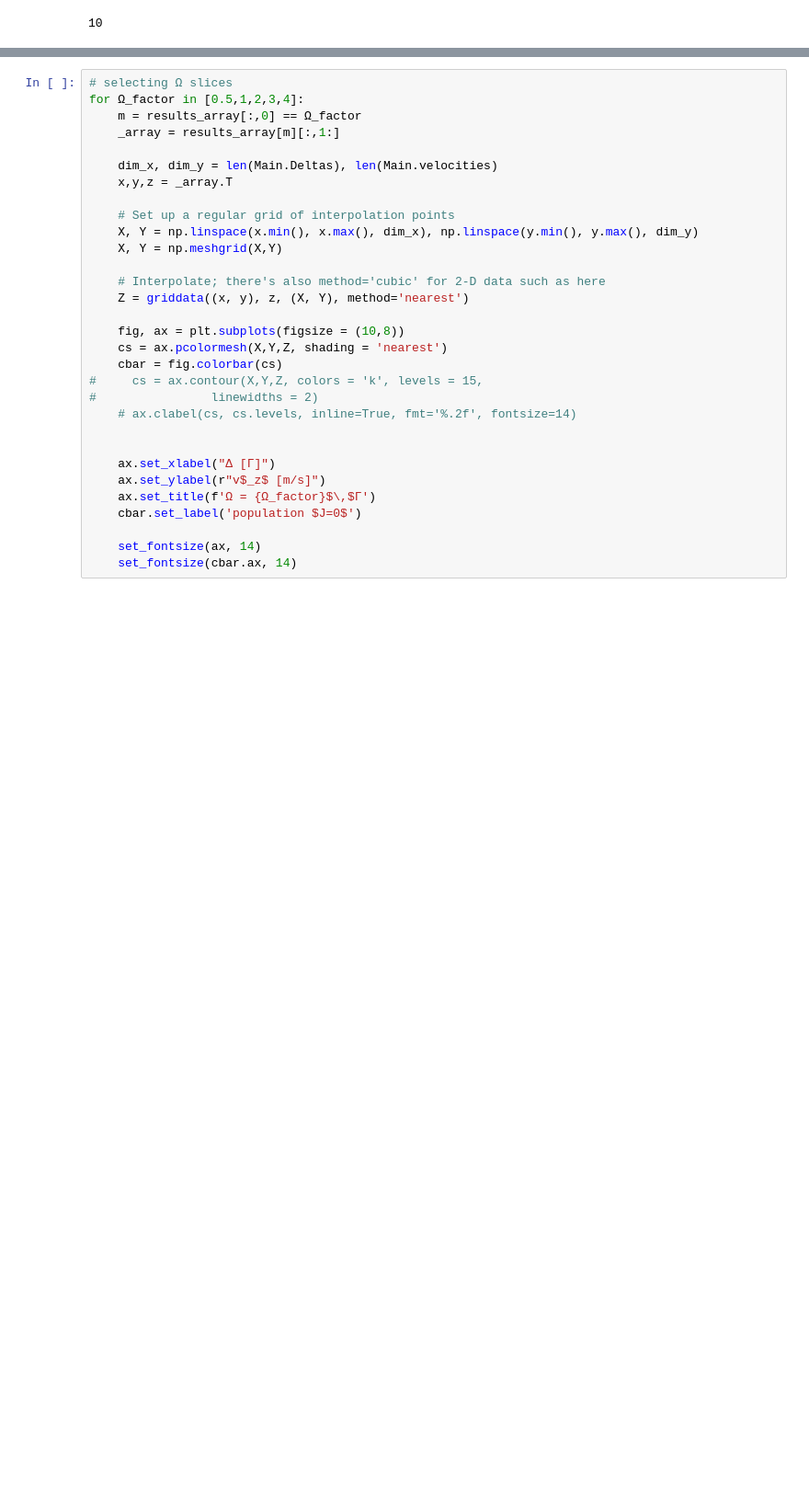
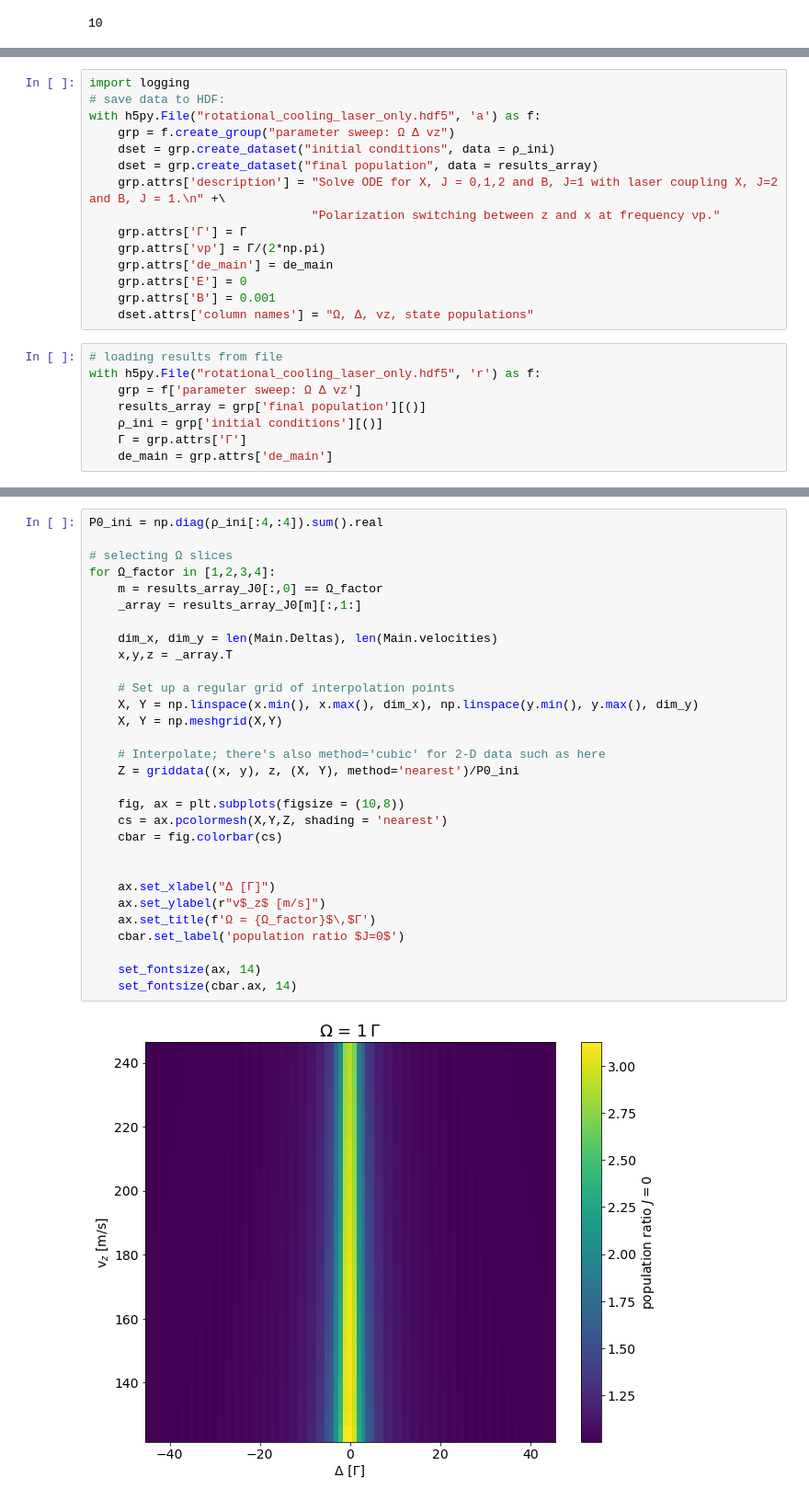
Before and after one commit to ograsdijk/optical-bloch, a Jupyter notebook: Velocity Broadening with Multipass no aperture.ipynb, the cells around one changed output, grey strips where cells are left out. Shown at 92% size. Drawn from its saved outputs; the diff is of its cells as text; blank space fills up the shorter version.

```diff
--- a/Velocity Broadening with Multipass no aperture.ipynb
+++ b/Velocity Broadening with Multipass no aperture.ipynb
@@ -580,0 +597,23 @@ for idx, ((Ω_factor, Δ_factor, v), pop) in tqdm(enumerate(results.items()), to
+# %%
+import logging
+# save data to HDF:
+with h5py.File("rotational_cooling_laser_only.hdf5", 'a') as f:
+    grp = f.create_group("parameter sweep: Ω Δ vz")
+    dset = grp.create_dataset("initial conditions", data = ρ_ini)
+    dset = grp.create_dataset("final population", data = results_array)
+    grp.attrs['description'] = "Solve ODE for X, J = 0,1,2 and B, J=1 with laser coupling X, J=2 and B, J = 1.\n" +\
+                               "Polarization switching between z and x at frequency νp."
+    grp.attrs['Γ'] = Γ
+    grp.attrs['νp'] = Γ/(2*np.pi)
+    grp.attrs['de_main'] = de_main
+    grp.attrs['E'] = 0
+    grp.attrs['B'] = 0.001
+    dset.attrs['column names'] = "Ω, Δ, vz, state populations"
+# %%
+# loading results from file
+with h5py.File("rotational_cooling_laser_only.hdf5", 'r') as f:
+    grp = f['parameter sweep: Ω Δ vz']
+    results_array = grp['final population'][()]
+    ρ_ini = grp['initial conditions'][()]
+    Γ = grp.attrs['Γ']
+    de_main = grp.attrs['de_main']
@@ -581,31 +627,32 @@ for idx, ((Ω_factor, Δ_factor, v), pop) in tqdm(enumerate(results.items()), to
 # %%
+P0_ini = np.diag(ρ_ini[:4,:4]).sum().real
+
 # selecting Ω slices
-for Ω_factor in [0.5,1,2,3,4]:
-    m = results_array[:,0] == Ω_factor
-    _array = results_array[m][:,1:]
+for Ω_factor in [1,2,3,4]:
+    m = results_array_J0[:,0] == Ω_factor
+    _array = results_array_J0[m][:,1:]
 
     dim_x, dim_y = len(Main.Deltas), len(Main.velocities)
     x,y,z = _array.T
 
     # Set up a regular grid of interpolation points
     X, Y = np.linspace(x.min(), x.max(), dim_x), np.linspace(y.min(), y.max(), dim_y)
     X, Y = np.meshgrid(X,Y)
 
     # Interpolate; there's also method='cubic' for 2-D data such as here
-    Z = griddata((x, y), z, (X, Y), method='nearest')
+    Z = griddata((x, y), z, (X, Y), method='nearest')/P0_ini
 
     fig, ax = plt.subplots(figsize = (10,8))
     cs = ax.pcolormesh(X,Y,Z, shading = 'nearest')
     cbar = fig.colorbar(cs)
-#     cs = ax.contour(X,Y,Z, colors = 'k', levels = 15,
-#                linewidths = 2)
-    # ax.clabel(cs, cs.levels, inline=True, fmt='%.2f', fontsize=14)
 
 
     ax.set_xlabel("Δ [Γ]")
     ax.set_ylabel(r"v$_z$ [m/s]")
     ax.set_title(f'Ω = {Ω_factor}$\,$Γ')
-    cbar.set_label('population $J=0$')
+    cbar.set_label('population ratio $J=0$')
 
     set_fontsize(ax, 14)
     set_fontsize(cbar.ax, 14)
+# %% [output]
+[figure, added]
```
Also changed, not shown: parts of 20 cells of this notebook.
